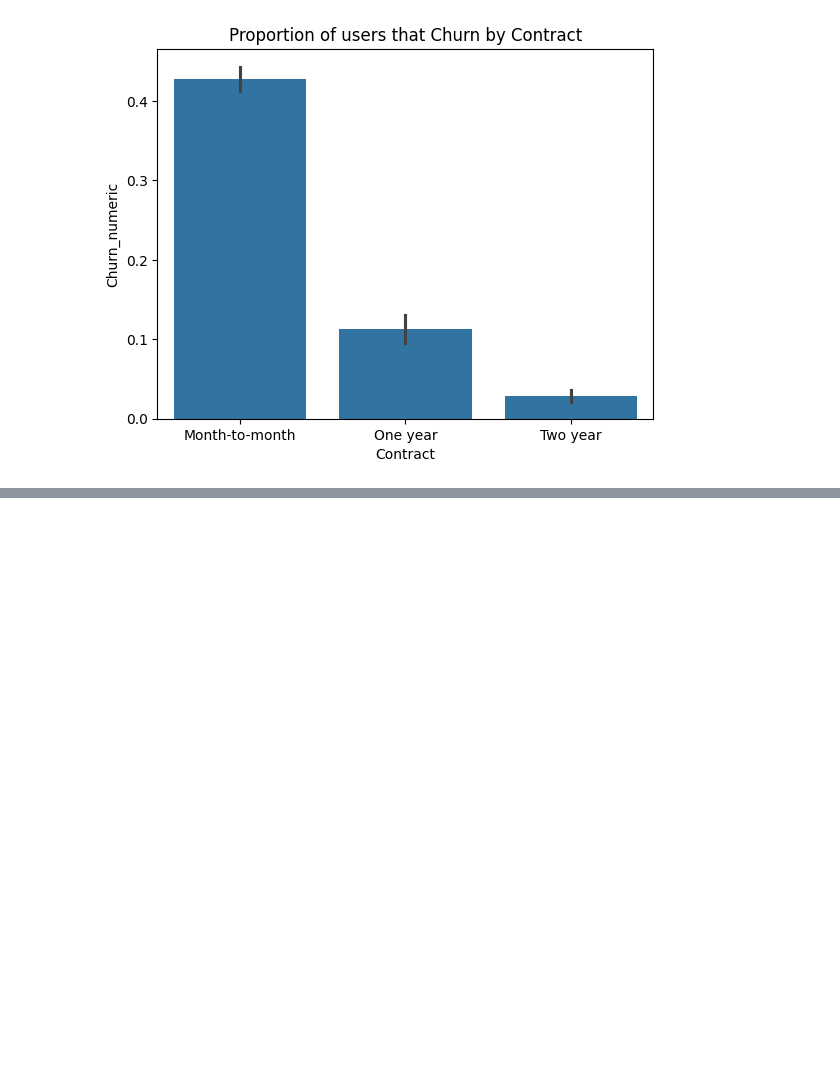
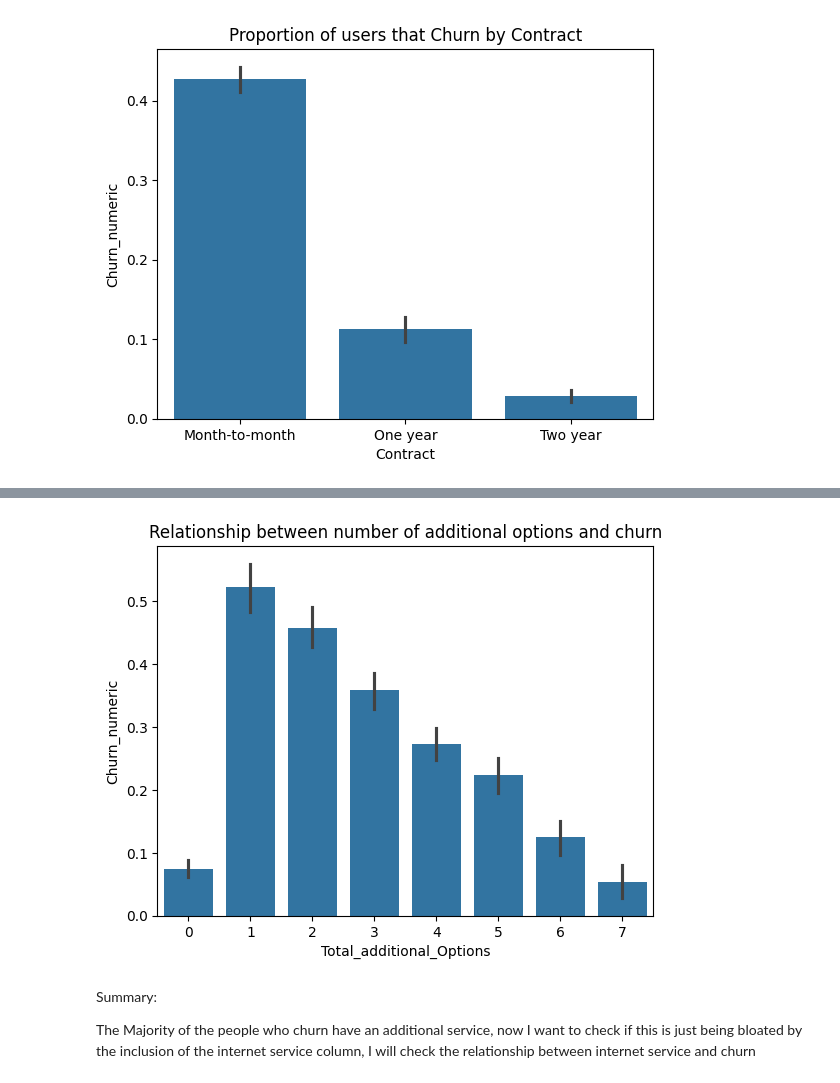
Before and after one commit to N-anle/TelecomChurnAnalysis, a Jupyter notebook: notebook.ipynb, the cells around one changed output, grey strips where cells are left out. Cells and saved outputs as stored; diff of their text form; code cells hidden in the pictures; blank space fills up the shorter version.

Commit message:
Continued bivariate analysis, started working on additional options vs churn and will work on  isolating the internet service column next

```diff
--- a/notebook.ipynb
+++ b/notebook.ipynb
@@ -460,0 +465,14 @@ Month to Month users Churn almost 4X as much as the next closest contract length
+# %%
+mapping = {
+    'Yes': 1,
+    'DSL': 1,
+    'Fiber optic': 1,
+    'No': 0,
+    'No internet service': 0
+}
+# %%
+temp_df = df[additional_options].replace(mapping)
+# %%
+temp_df = temp_df.astype(int)
+# %%
+df['Total_additional_Options'] = temp_df.sum(axis = 1)
@@ -460,0 +491,15 @@ Month to Month users Churn almost 4X as much as the next closest contract length
+# %%
+plt.Figure(figsize=(6,4))
+sns.barplot(
+    data = df,
+    x = 'Total_additional_Options',
+    y = 'Churn_numeric'
+)
+plt.title(f'Relationship between number of additional options and churn')
+plt.show()
+# %% [output]
+[figure, added]
+# %% [markdown]
+Summary:
+
+The Majority of the people who churn have an additional service, now I want to check if this is just being bloated by the inclusion of the internet service column, I will check the relationship between internet service and churn
```
Also changed, not shown: parts of 4 cells of this notebook.
